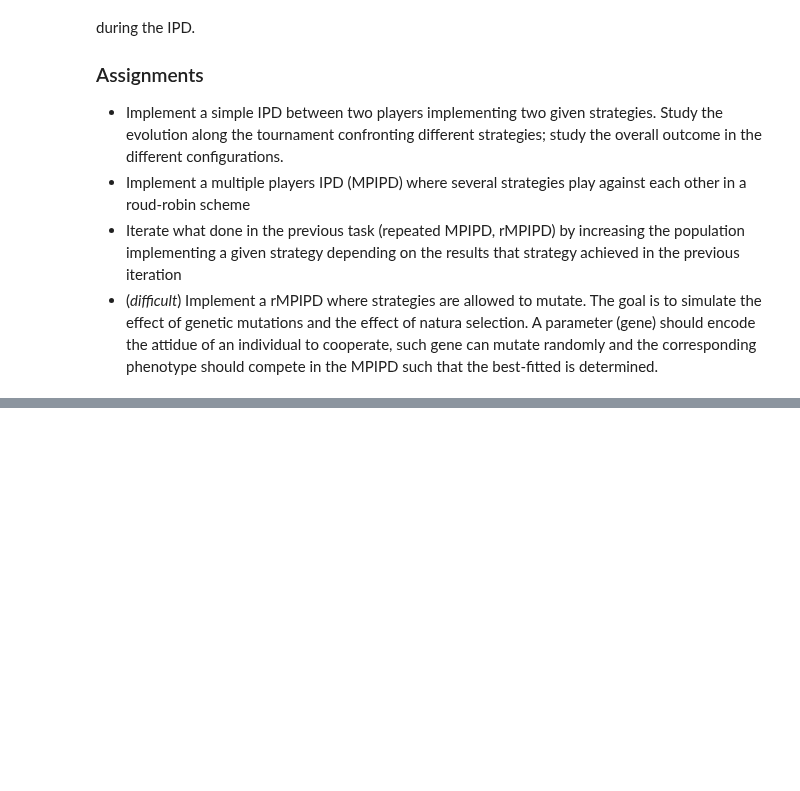
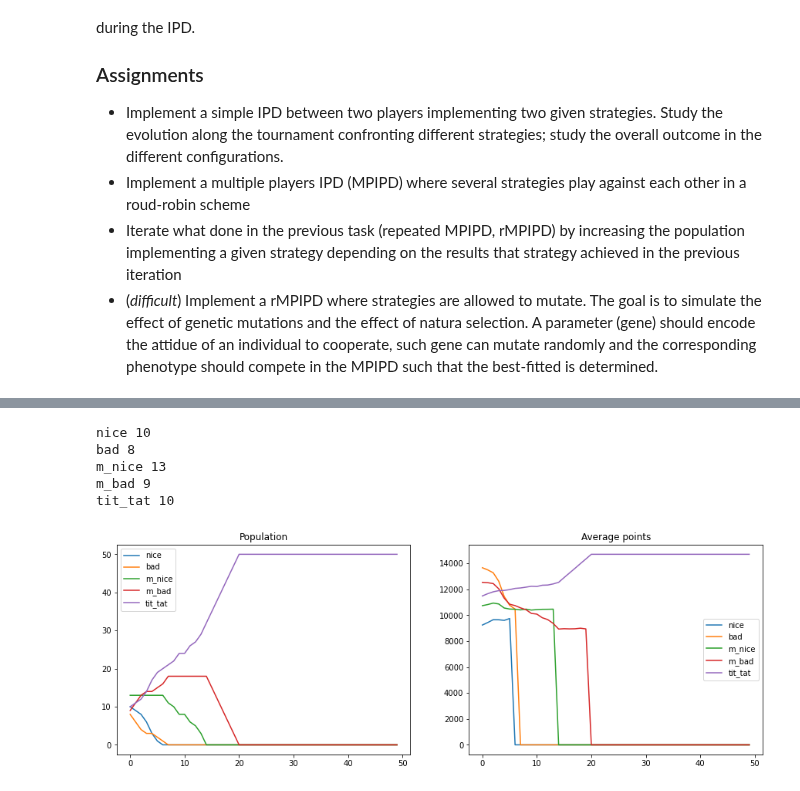
Before and after one commit to luca430/prisoner_dilemma, a Jupyter notebook: Project.ipynb, the cells around one changed output, grey strips where cells are left out. Drawn from its saved outputs; the diff is of its cells as text; code cells hidden in the pictures; blank space fills up the shorter version.

```diff
--- a/Project.ipynb
+++ b/Project.ipynb
@@ -70,7 +70,7 @@ s = ['nice','bad','m_nice','m_bad','tit_tat']
 # %%
 #Point 1)
 
-result = np.zeros((len(s),len(s)))
+res = np.zeros((len(s),len(s)))
 for i in range(len(s)):
     for j in range(i,len(s)):
         p1, p2 = pris_dil.fight(s[i],s[j])
@@ -112,24 +126,31 @@ plt.bar(s_unique,media);
 # %%
 #Point 3)
 
 #h = [0,1,1,1,1,1,1,4,4,4,4,4,4]
-h = npr.randint(0,len(s),size=30)
+h = npr.randint(0,len(s),size=50)
 unique, n_strategies = np.unique(h,return_counts=True)
 
 for a,b in zip(unique,n_strategies): print(s[a],b)
 
-k = 20
+k = 50
 n_ma, val_ma = pris_dil.tournament(h,'update_2',s,it=k)
 
 fig, (ax1,ax2) = plt.subplots(nrows=1,ncols=2,figsize=(15,5))
 
 for i in range(len(s)):
     ax1.plot(np.arange(k),n_ma.T[i],label=s[i])
     ax1.set_title('Population')
     ax2.plot(np.arange(k),val_ma.T[i],label=s[i])
     ax2.set_title('Average points')
     ax1.legend()
     ax2.legend()
 plt.show()
+# %% [output]
+nice 10
+bad 8
+m_nice 13
+m_bad 9
+tit_tat 10
+[figure, added]
 # %%
 #point 4
```
Also changed, not shown: parts of 2 cells of this notebook, 2 other files.
